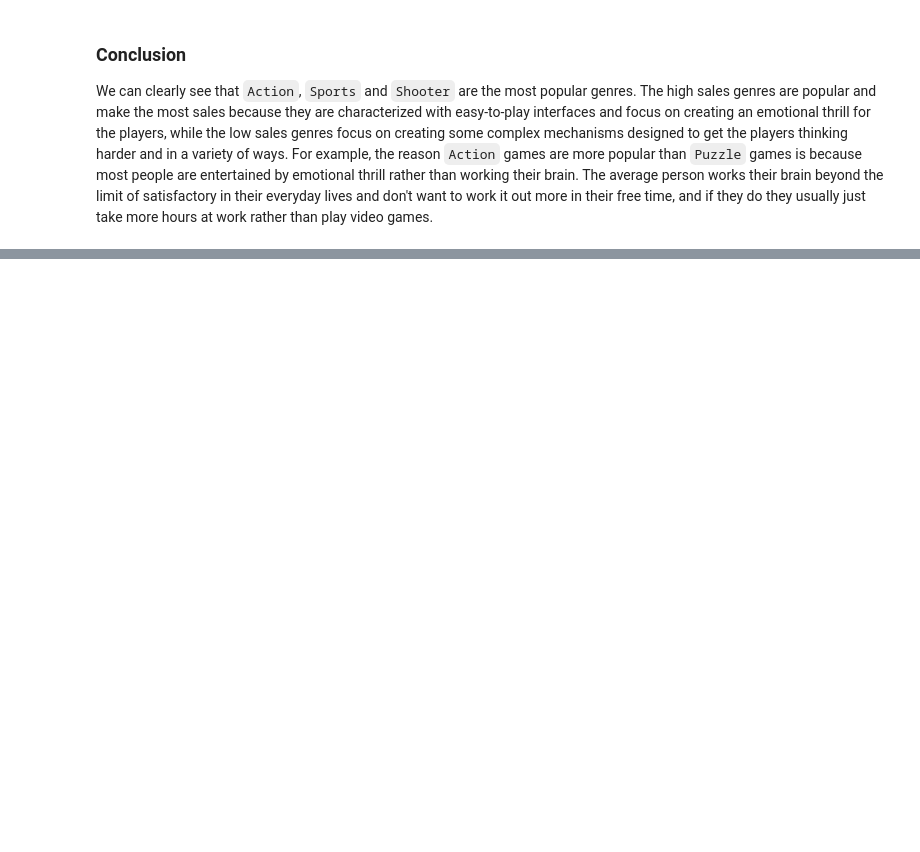
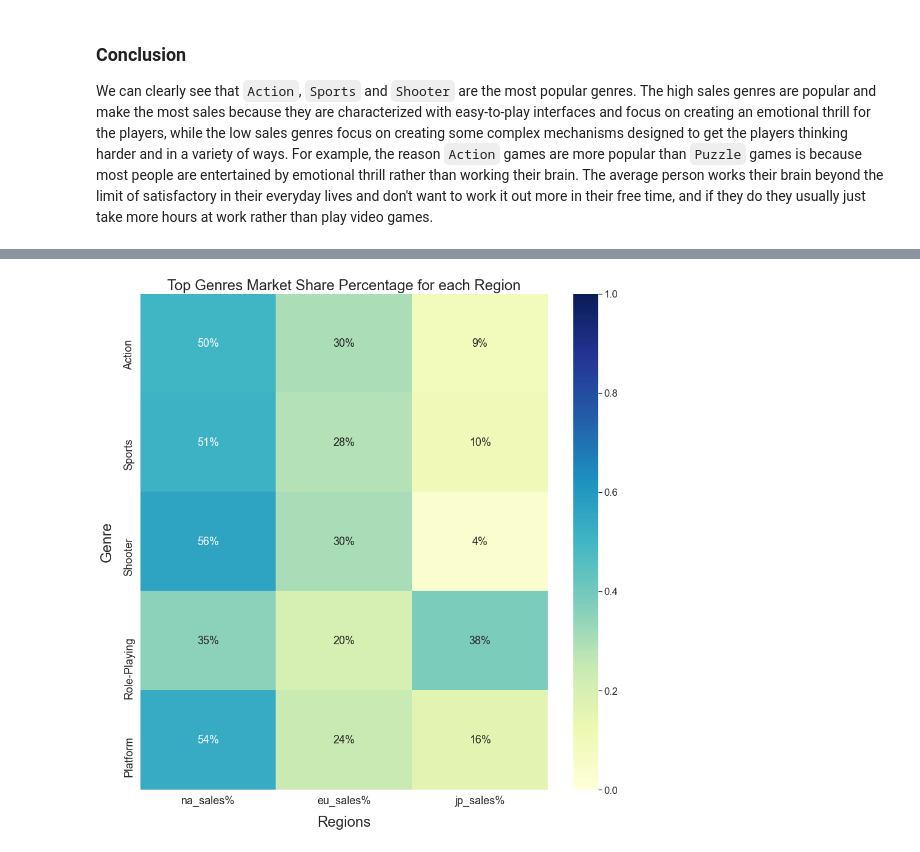
Before and after one commit to bar-benjamin/video-game-sales, a Jupyter notebook: video_game_sales.ipynb, the cells around one changed output, grey strips where cells are left out. Saved outputs shown, nothing was run; the diff lists cells and outputs as text; code cells hidden in the pictures; blank space fills up the shorter version.

```diff
--- a/video_game_sales.ipynb
+++ b/video_game_sales.ipynb
@@ -428,0 +489,4 @@ We can clearly see that `Action`, `Sports` and `Shooter` are the most popular ge
+# %%
+cols = ['na_sales', 'eu_sales', 'jp_sales', 'total_sales']
+genre_group = df.groupby(['genre']).sum().loc[:, cols].round().astype(int).sort_values(by='total_sales', ascending=False).head()
+genre_group
@@ -428,0 +501,6 @@ We can clearly see that `Action`, `Sports` and `Shooter` are the most popular ge
+# %%
+# getting percentages to determine market shares from region to region
+genre_group['na_sales%'] = genre_group['na_sales'] / genre_group['total_sales']
+genre_group['eu_sales%'] = genre_group['eu_sales'] / genre_group['total_sales']
+genre_group['jp_sales%'] = genre_group['jp_sales'] / genre_group['total_sales']
+genre_group
@@ -428,0 +515,15 @@ We can clearly see that `Action`, `Sports` and `Shooter` are the most popular ge
+# %%
+genre_names = genre_group.index
+
+plt.figure(figsize=(15, 15))
+sns.set(font_scale=1.5)
+sns.heatmap(genre_group.loc[:,'na_sales%': 'jp_sales%'], vmin=0, vmax=1, annot=True, fmt = '.0%',cmap='YlGnBu')
+
+plt.title('Top Genres Market Share Percentage for each Region', y=1.01, fontsize=24)
+plt.yticks(fontsize = 18)
+plt.xticks(fontsize = 18)
+plt.xlabel('Regions', labelpad=15, fontsize=24)
+plt.ylabel('Genre', labelpad=15, fontsize=24)
+plt.show()
+# %% [output]
+[figure, added]
```
Also changed, not shown: parts of 20 cells of this notebook.
